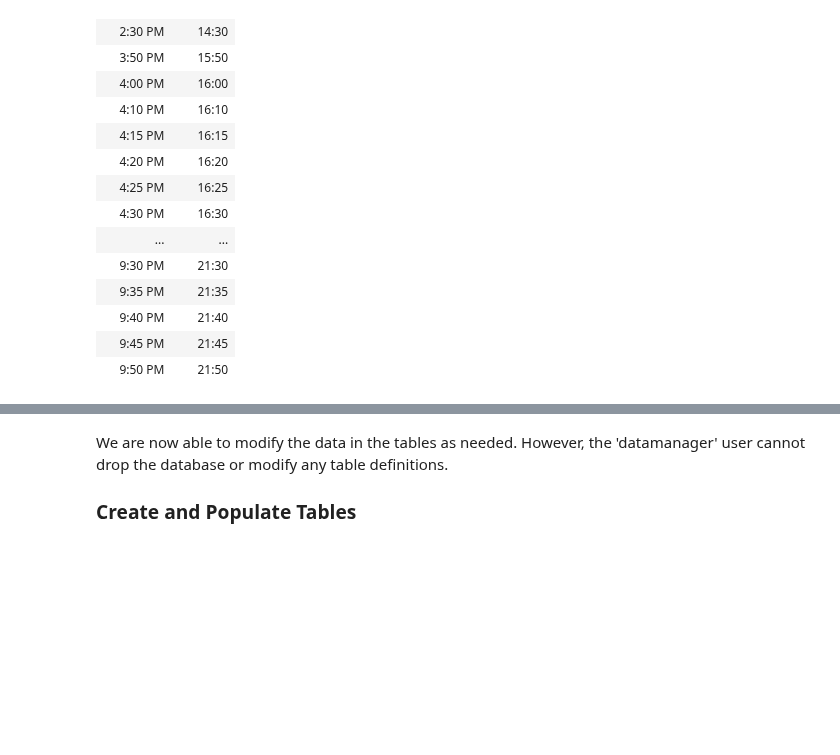
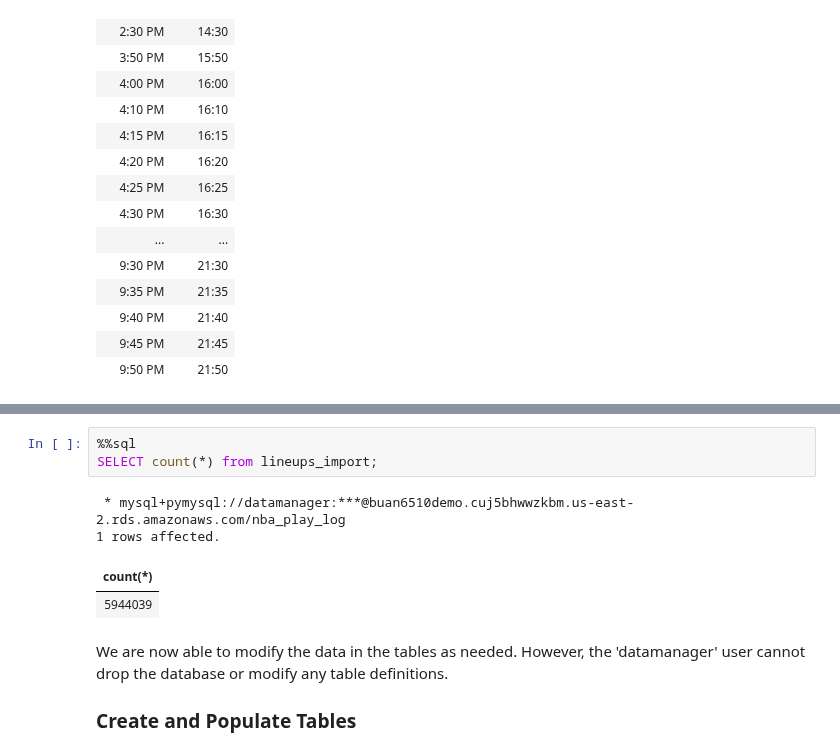
Before and after one commit to kangpyolee/DATA6510, a Jupyter notebook: L8_SQL_DML.ipynb, the cells around one changed output, grey strips where cells are left out. Saved outputs shown, nothing was run; the diff lists cells and outputs as text; blank space fills up the shorter version.

```diff
--- a/L8_SQL_DML.ipynb
+++ b/L8_SQL_DML.ipynb
@@ -933,3 +953,11 @@ Password:··········
+# %%
+%%sql
+SELECT count(*) from lineups_import;
+# %% [output]
+ * mysql+pymysql://datamanager:***@buan6510demo.cuj5bhwwzkbm.us-east-2.rds.amazonaws.com/nba_play_log
+1 rows affected.
+| count(*) |
+| 5944039 |
 # %% [markdown]
 We are now able to modify the data in the tables as needed. However, the 'datamanager' user cannot drop the database or modify any table definitions.
 
```
Also changed, not shown: parts of 3 cells of this notebook.
